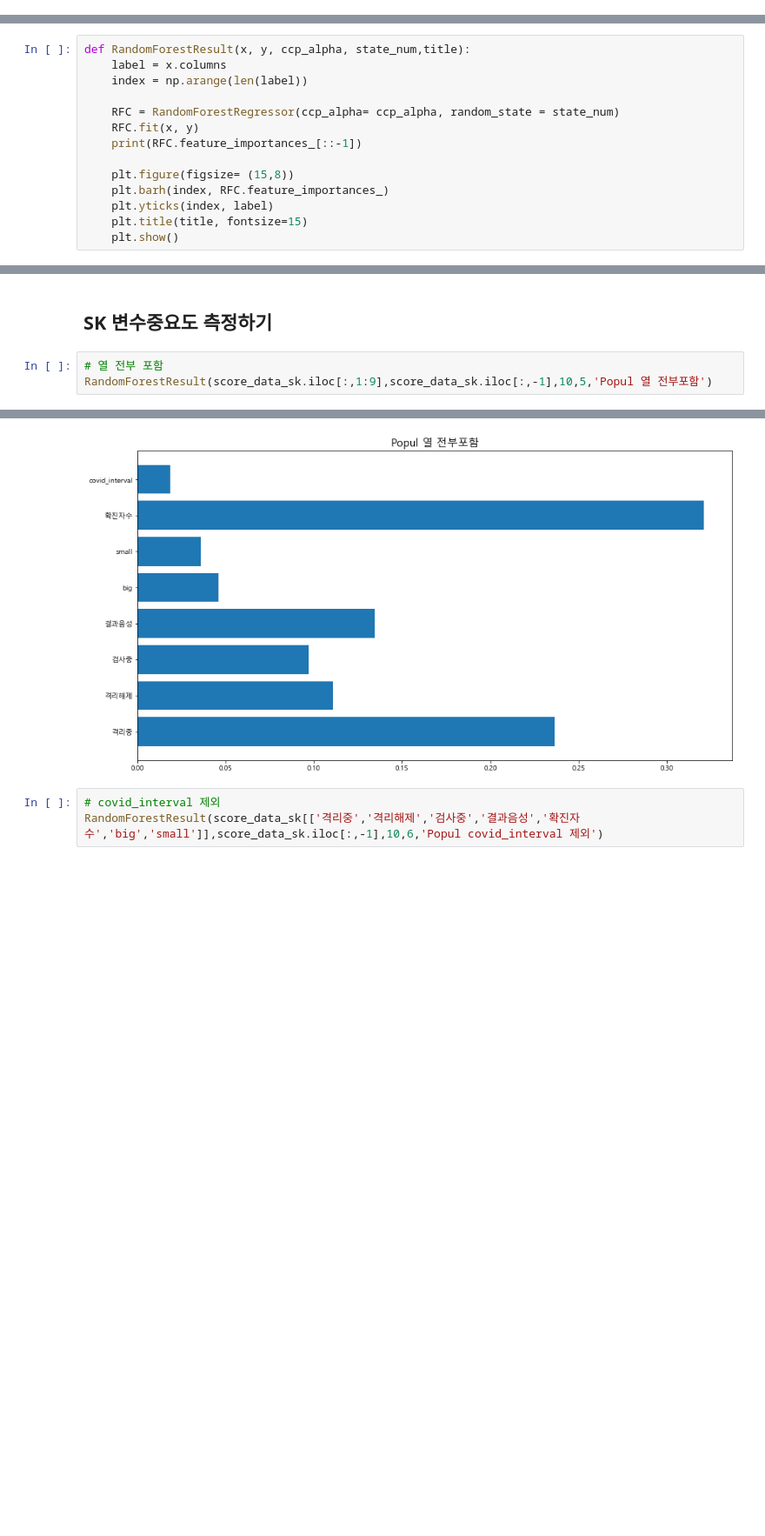
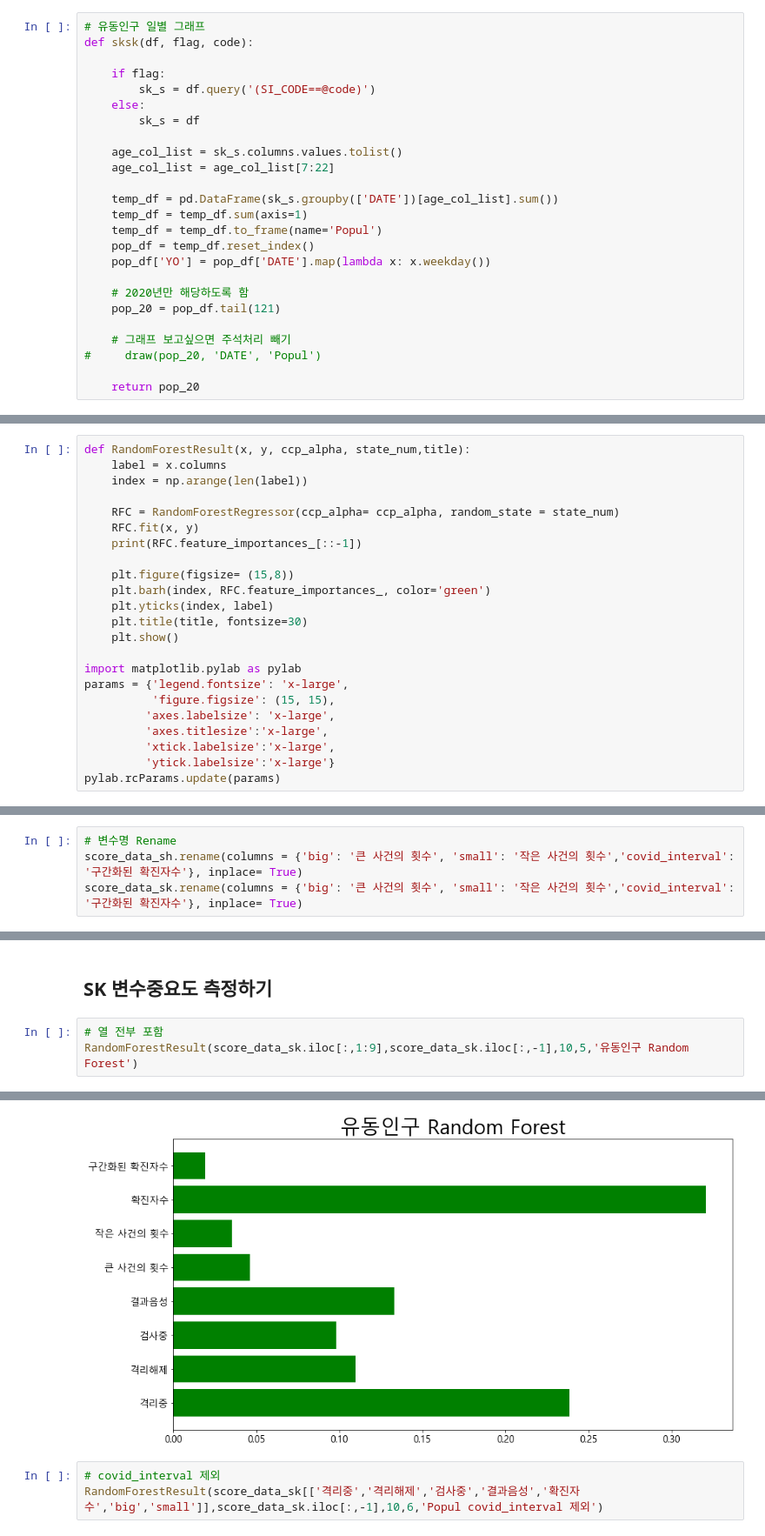
Before and after one commit to Lee-JeongMin/Bigcontest2020, a Jupyter notebook: Scoring/20200918_SH_Feature_Importance.ipynb, the cells around one changed output, grey strips where cells are left out. Shown at 87% size. Drawn from its saved outputs; the diff is of its cells as text; blank space fills up the shorter version.

```diff
--- a/Scoring/20200918_SH_Feature_Importance.ipynb
+++ b/Scoring/20200918_SH_Feature_Importance.ipynb
@@ -58,0 +84,25 @@ score_data['SCORE'] = np.log(100*score_data['covid_interval'] + 100*score_data['
+# %%
+# 유동인구 일별 그래프
+def sksk(df, flag, code):
+
+    if flag:
+        sk_s = df.query('(SI_CODE==@code)')
+    else:
+        sk_s = df
+
+    age_col_list = sk_s.columns.values.tolist()
+    age_col_list = age_col_list[7:22]
+
+    temp_df = pd.DataFrame(sk_s.groupby(['DATE'])[age_col_list].sum())
+    temp_df = temp_df.sum(axis=1)
+    temp_df = temp_df.to_frame(name='Popul')
+    pop_df = temp_df.reset_index()
+    pop_df['YO'] = pop_df['DATE'].map(lambda x: x.weekday())
+
+    # 2020년만 해당하도록 함
+    pop_20 = pop_df.tail(121)
+
+    # 그래프 보고싶으면 주석처리 빼기
+#     draw(pop_20, 'DATE', 'Popul')
+
+    return pop_20
@@ -119,11 +183,24 @@ def RandomForestResult(x, y, ccp_alpha, state_num,title):
     print(RFC.feature_importances_[::-1])
 
     plt.figure(figsize= (15,8))
-    plt.barh(index, RFC.feature_importances_)
+    plt.barh(index, RFC.feature_importances_, color='green')
     plt.yticks(index, label)
-    plt.title(title, fontsize=15)
+    plt.title(title, fontsize=30)
     plt.show()
+
+import matplotlib.pylab as pylab
+params = {'legend.fontsize': 'x-large',
+          'figure.figsize': (15, 15),
+         'axes.labelsize': 'x-large',
+         'axes.titlesize':'x-large',
+         'xtick.labelsize':'x-large',
+         'ytick.labelsize':'x-large'}
+pylab.rcParams.update(params)
 # %% [markdown]
 ## SH 변수중요도 측정하기
+# %%
+# 변수명 Rename
+score_data_sh.rename(columns = {'big': '큰 사건의 횟수', 'small': '작은 사건의 횟수','covid_interval': '구간화된 확진자수'}, inplace= True)
+score_data_sk.rename(columns = {'big': '큰 사건의 횟수', 'small': '작은 사건의 횟수','covid_interval': '구간화된 확진자수'}, inplace= True)
 # %%
 # 열 전부 포함
@@ -149,5 +226,5 @@ RandomForestResult(score_data_sh[['격리중','격리해제','검사중','결과
 ## SK 변수중요도 측정하기
 # %%
 # 열 전부 포함
-RandomForestResult(score_data_sk.iloc[:,1:9],score_data_sk.iloc[:,-1],10,5,'Popul 열 전부포함')
+RandomForestResult(score_data_sk.iloc[:,1:9],score_data_sk.iloc[:,-1],10,5,'유동인구 Random Forest')
 # %% [output]
@@ -156,4 +233,4 @@ RandomForestResult(score_data_sk.iloc[:,1:9],score_data_sk.iloc[:,-1],10,5,'Popu
-[figure, old version]
+[figure, new version]
 # %%
 # covid_interval 제외
 RandomForestResult(score_data_sk[['격리중','격리해제','검사중','결과음성','확진자수','big','small']],score_data_sk.iloc[:,-1],10,6,'Popul covid_interval 제외')
```
Also changed, not shown: parts of 7 cells of this notebook, 1 other file.
